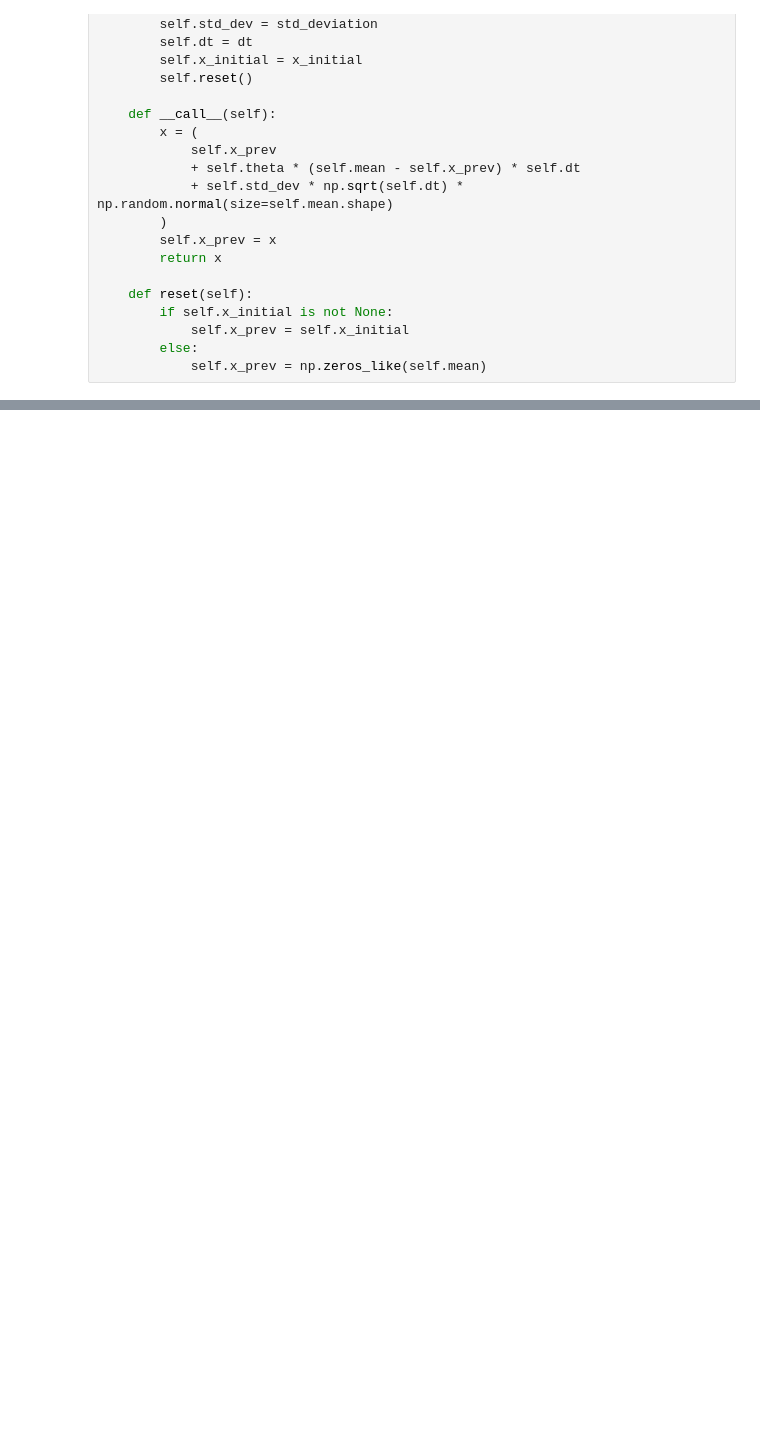
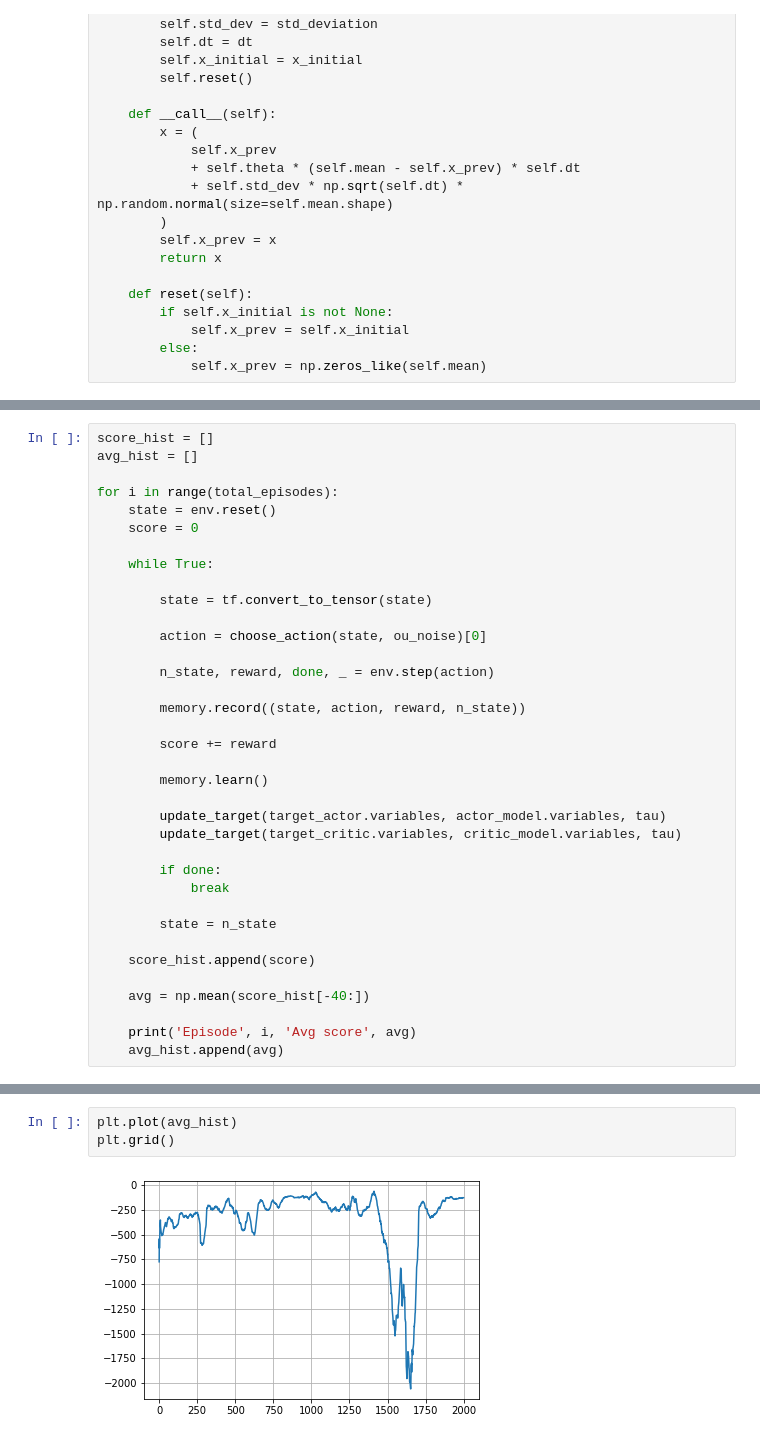
Before and after one commit to ASRodrigo1/Notebooks, a Jupyter notebook: Reinforcement Learning/DDPG/LunarLandingContinuous/Code.ipynb, the cells around one changed output, grey strips where cells are left out. Cells and saved outputs as stored; diff of their text form; blank space fills up the shorter version.

```diff
--- a/Reinforcement Learning/DDPG/LunarLandingContinuous/Code.ipynb
+++ b/Reinforcement Learning/DDPG/LunarLandingContinuous/Code.ipynb
@@ -101,0 +176,36 @@ class Buffer():
+# %%
+score_hist = []
+avg_hist = []
+
+for i in range(total_episodes):
+    state = env.reset()
+    score = 0
+
+    while True:
+
+        state = tf.convert_to_tensor(state)
+
+        action = choose_action(state, ou_noise)[0]
+
+        n_state, reward, done, _ = env.step(action)
+
+        memory.record((state, action, reward, n_state))
+
+        score += reward
+
+        memory.learn()
+
+        update_target(target_actor.variables, actor_model.variables, tau)
+        update_target(target_critic.variables, critic_model.variables, tau)
+
+        if done:
+            break
+
+        state = n_state
+
+    score_hist.append(score)
+
+    avg = np.mean(score_hist[-40:])
+
+    print('Episode', i, 'Avg score', avg)
+    avg_hist.append(avg)
@@ -101,0 +230,5 @@ class Buffer():
+# %%
+plt.plot(avg_hist)
+plt.grid()
+# %% [output]
+[figure, added]
```
Also changed, not shown: parts of 8 cells of this notebook, 5 other files.
